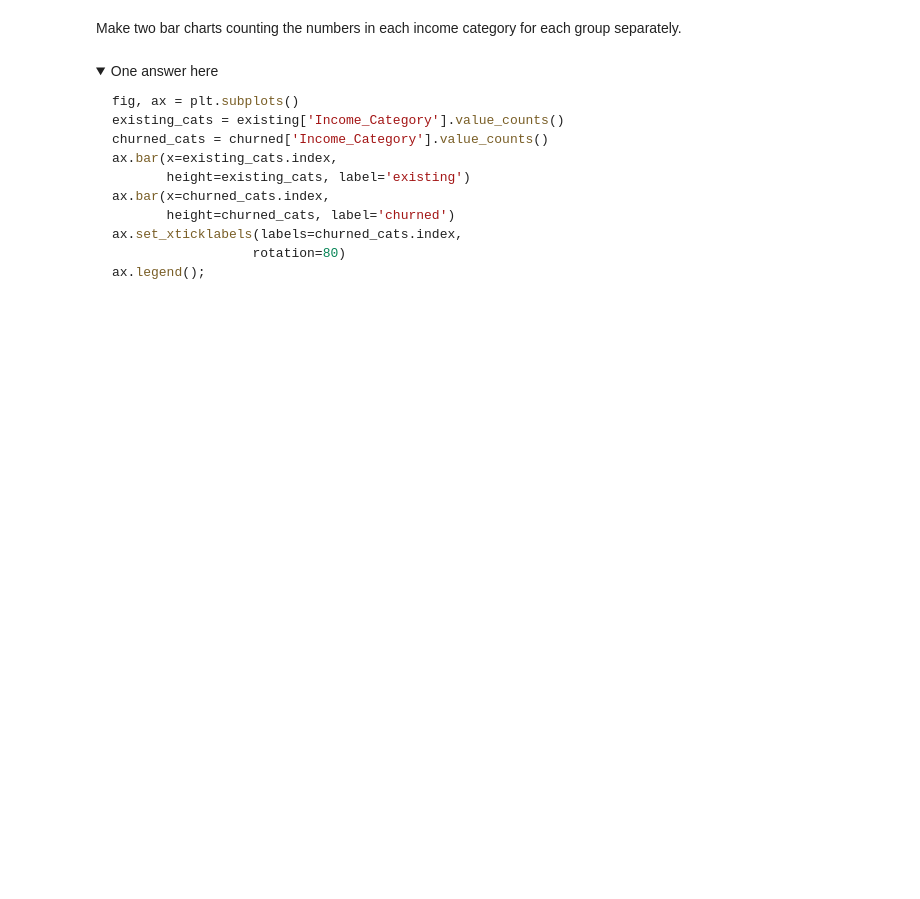
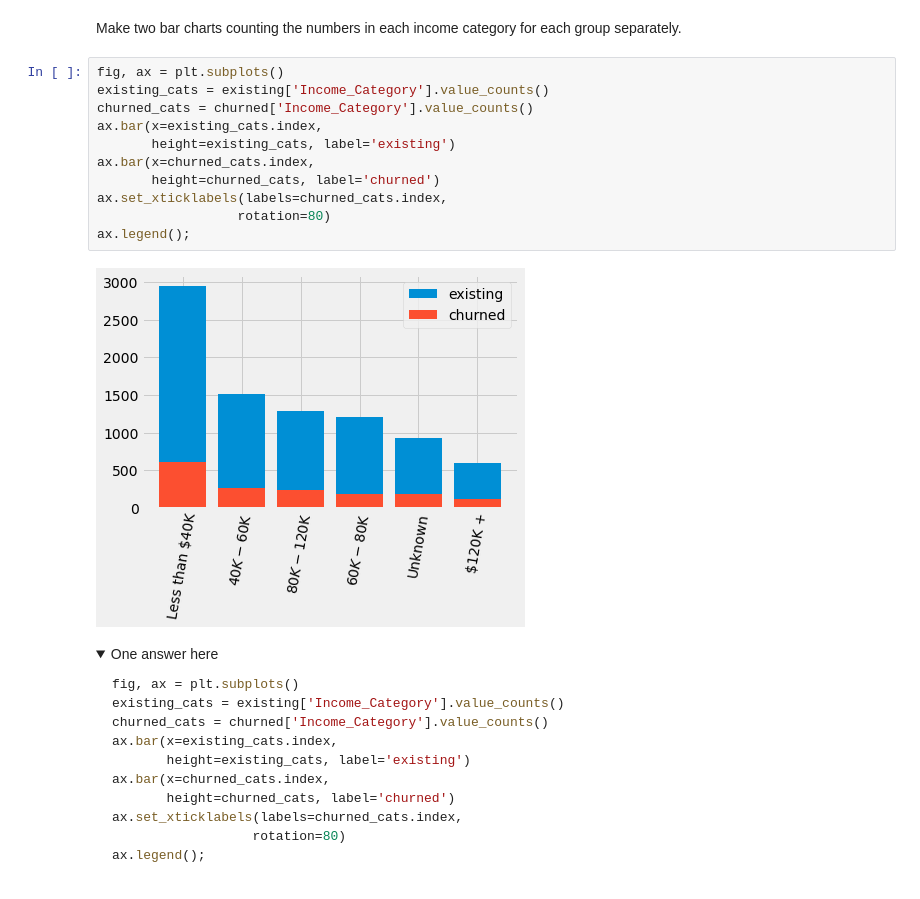
Before and after one commit to bmedwed/DS-Deloitte-070723, a Jupyter notebook: Intensive/Descriptive-Analysis/descriptive_stats.ipynb, the cells around one changed output. Cells and saved outputs as stored; diff of their text form; folded sections open; blank space fills up the shorter version.

```diff
--- a/Intensive/Descriptive-Analysis/descriptive_stats.ipynb
+++ b/Intensive/Descriptive-Analysis/descriptive_stats.ipynb
@@ -381,6 +436,19 @@ ax.legend();
 ### Question 3 (Exercise!)
 # %% [markdown]
 Make two bar charts counting the numbers in each income category for each group separately.
+# %%
+fig, ax = plt.subplots()
+existing_cats = existing['Income_Category'].value_counts()
+churned_cats = churned['Income_Category'].value_counts()
+ax.bar(x=existing_cats.index,
+       height=existing_cats, label='existing')
+ax.bar(x=churned_cats.index,
+       height=churned_cats, label='churned')
+ax.set_xticklabels(labels=churned_cats.index,
+                  rotation=80)
+ax.legend();
+# %% [output]
+[figure, added]
 # %% [markdown]
 <details>
     <summary>One answer here</summary>
```
Also changed, not shown: parts of 12 cells of this notebook, 1 other file.
